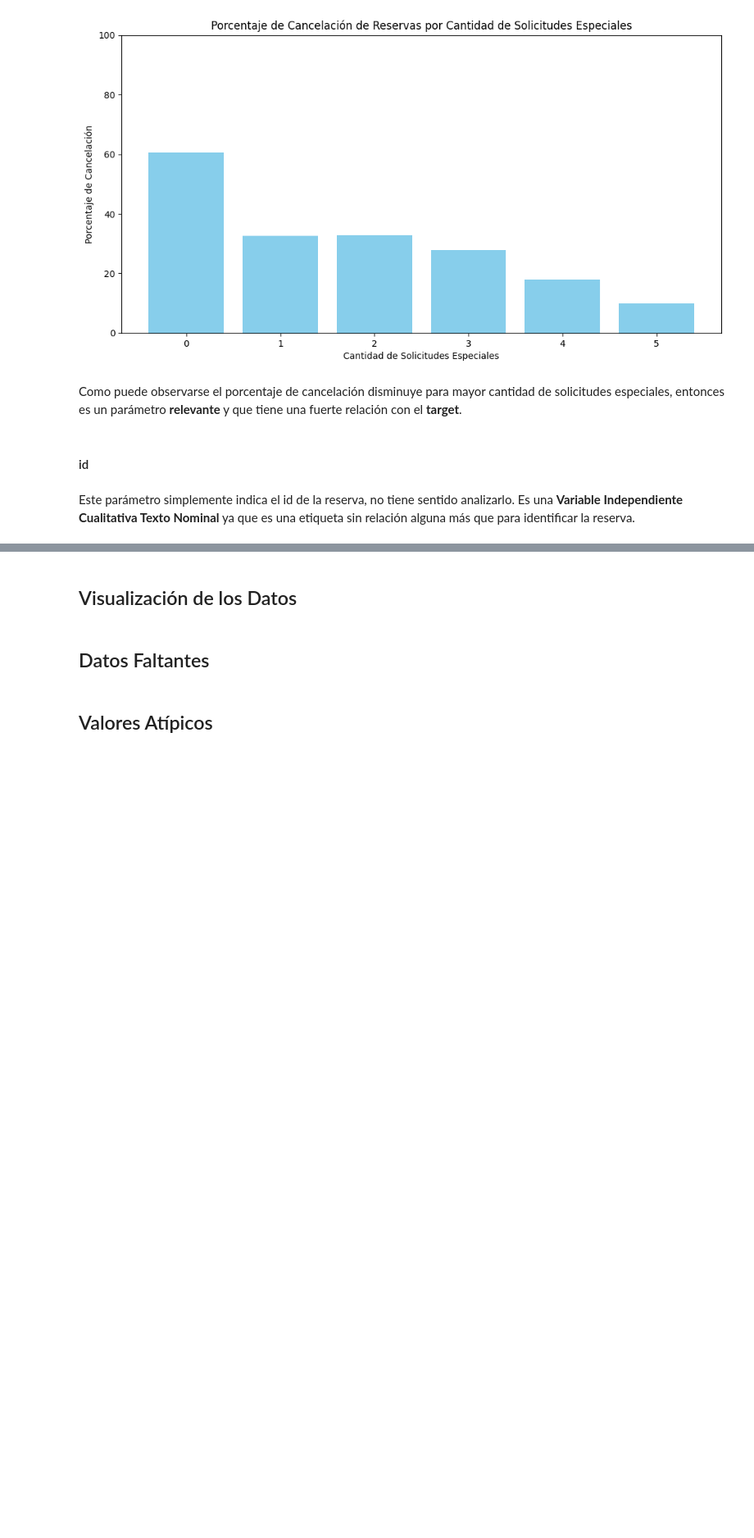
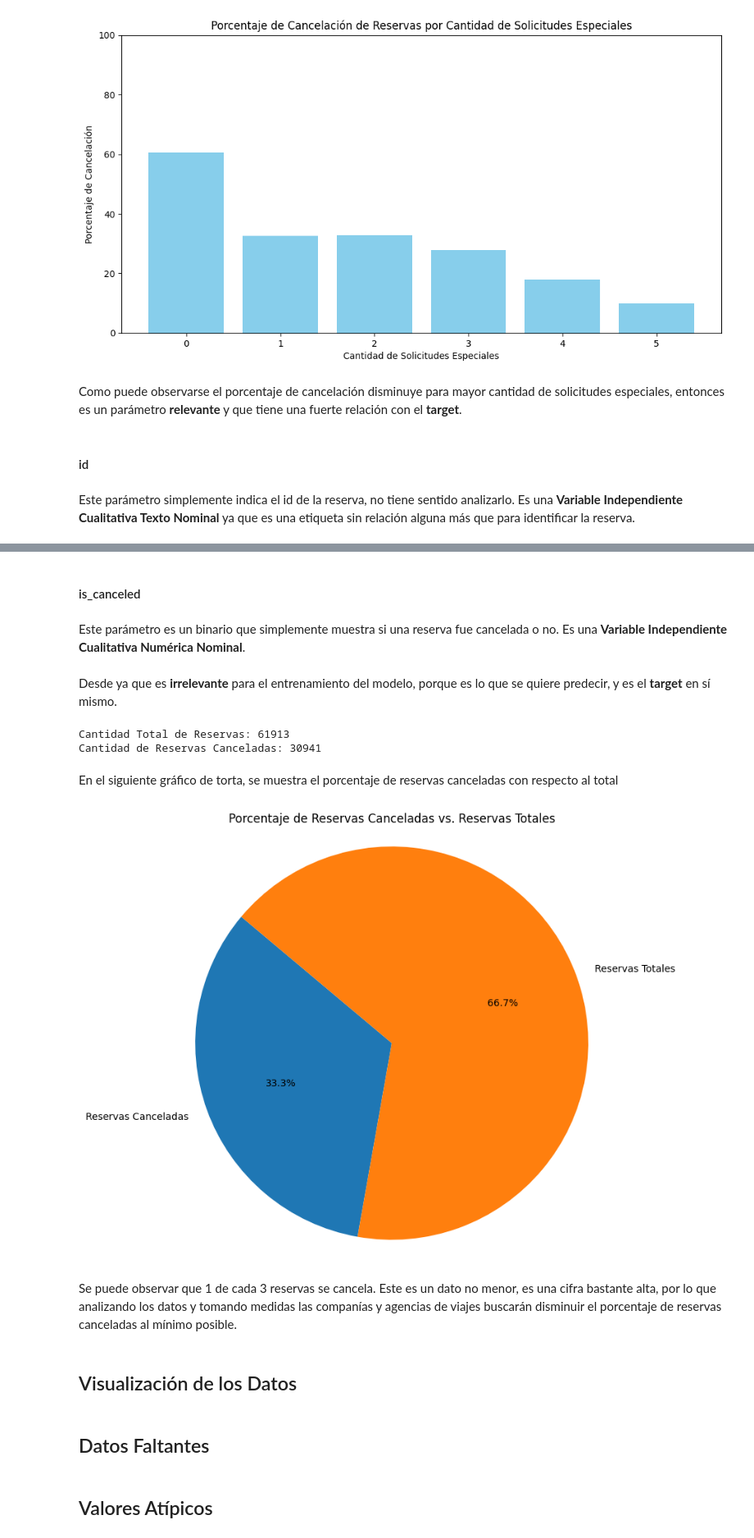
Before and after one commit to InspectorDave/OrgaDeDatos-TPs, a Jupyter notebook: 7506R_TP1_GRUPO11_CHP1_ENTREGA.ipynb, the cells around one changed output, grey strips where cells are left out. Shown at 82% size. Cells and saved outputs as stored; diff of their text form; code cells hidden in the pictures; blank space fills up the shorter version.

Commit message:
is_canceled

```diff
--- a/7506R_TP1_GRUPO11_CHP1_ENTREGA.ipynb
+++ b/7506R_TP1_GRUPO11_CHP1_ENTREGA.ipynb
@@ -1761,3 +1763,36 @@ Este parámetro simplemente indica el id de la reserva, no tiene sentido analiza
+# %% [markdown]
+#### is_canceled
+# %% [markdown]
+Este parámetro es un binario que simplemente muestra si una reserva fue cancelada o no. Es una **Variable Independiente Cualitativa Numérica Nominal**.
+# %% [markdown]
+Desde ya que es **irrelevante** para el entrenamiento del modelo, porque es lo que se quiere predecir, y es el **target** en sí mismo.
+# %%
+total_reservations = len(hotels_df)
+cancelled_reservations = len(hotels_df[hotels_df['is_canceled'] == 1])
+
+print("Cantidad Total de Reservas:", total_reservations)
+print("Cantidad de Reservas Canceladas:", cancelled_reservations)
+# %% [output]
+Cantidad Total de Reservas: 61913
+Cantidad de Reservas Canceladas: 30941
+# %% [markdown]
+En el siguiente gráfico de torta, se muestra el porcentaje de reservas canceladas con respecto al total
+# %%
+hotels_df_copy = hotels_df.copy()
+total_reservations = len(hotels_df_copy)
+cancelled_reservations = len(hotels_df_copy[hotels_df_copy['is_canceled'] == 1])
+percentage_total = (total_reservations / total_reservations) * 100
+percentage_cancelled = (cancelled_reservations / total_reservations) * 100
+
+plt.figure(figsize=(8, 8))
+plt.pie([percentage_cancelled, percentage_total], labels=['Reservas Canceladas', 'Reservas Totales'], autopct='%1.1f%%', startangle=140)
+plt.title('Porcentaje de Reservas Canceladas vs. Reservas Totales')
+plt.axis('equal')
+plt.show()
+# %% [output]
+[figure, added]
+# %% [markdown]
+Se puede observar que 1 de cada 3 reservas se cancela. Este es un dato no menor, es una cifra bastante alta, por lo que analizando los datos y tomando medidas las companías y agencias de viajes buscarán disminuir el porcentaje de reservas canceladas al mínimo posible.
 # %% [markdown]
 ## Visualización de los Datos
 # %% [markdown]
```
Also changed, not shown: parts of 1 cell of this notebook.
